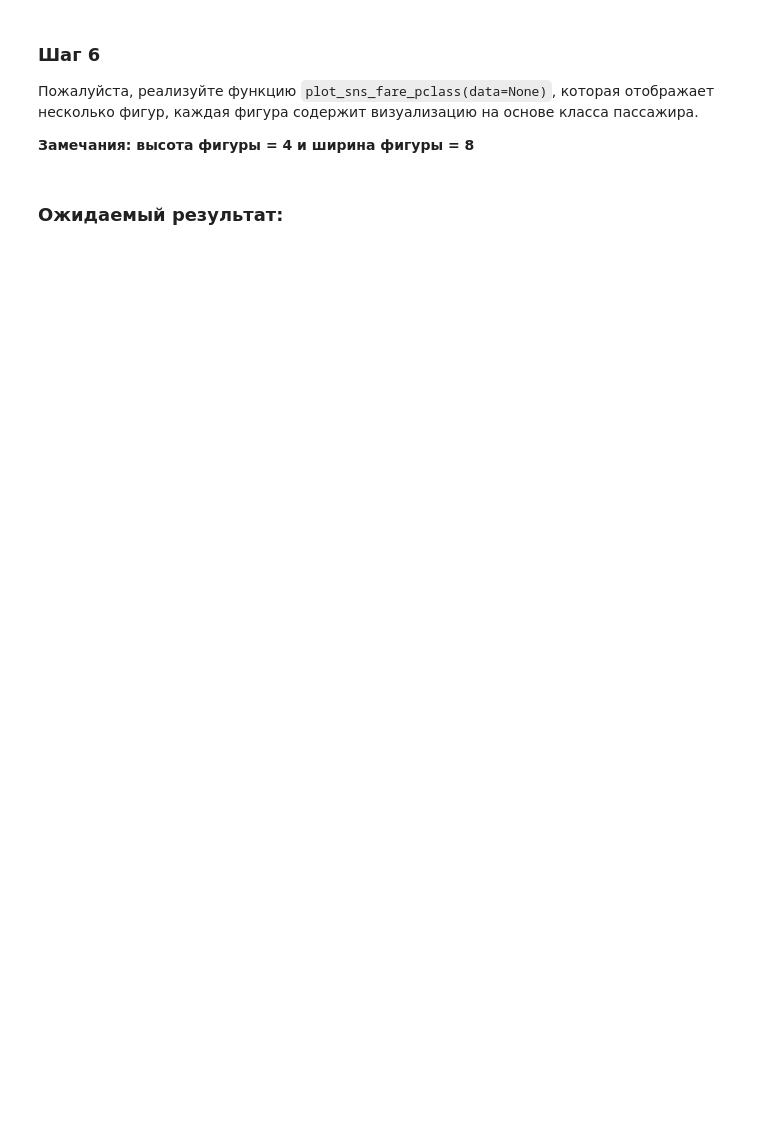
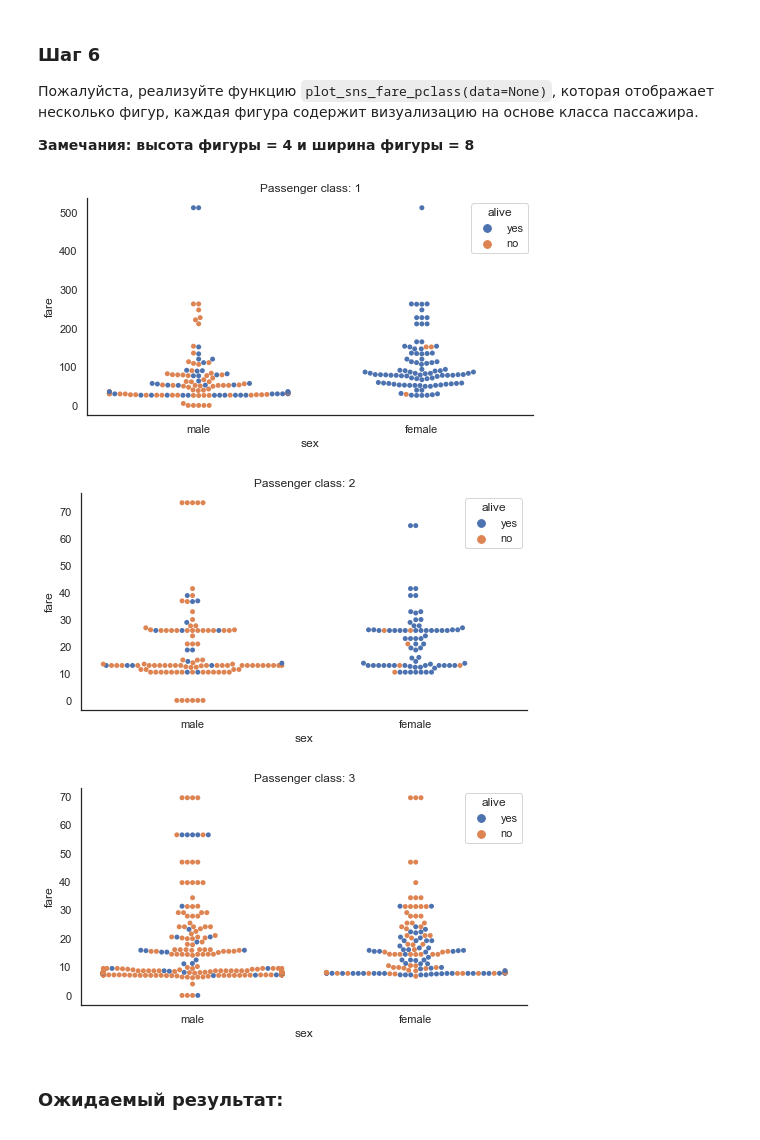
Before and after one commit to Nutamy/mitapp, a Jupyter notebook: sns 2_2.ipynb, the cells around one changed output. Drawn from its saved outputs; the diff is of its cells as text; code cells hidden in the pictures; blank space fills up the shorter version.

```diff
--- a/sns 2_2.ipynb
+++ b/sns 2_2.ipynb
@@ -172,20 +180,24 @@ plot_sns_age_pclass(data=titanic)
 # %%
 def plot_sns_fare_pclass(data=None):
     # Data preparation
     x = 'sex'
     y = 'fare'
     hue = 'alive'
     pclasses = sorted(titanic['pclass'].unique())
 
     # Plotting
 
     for pclass in pclasses:
-        fig = plt.figure(figsize=(48,4))
-        ax = fig.add_subplot()
-        sns.swarmplot(ax=ax, x=x, order=['male', 'female'],  y=y, hue=hue, hue_order=['yes','no'], data=data[data['pclass']==pclass]).set(title=f'Passenger class: {pclass}')
+        fig = plt.figure(figsize=(8,4))
+        sns.swarmplot(x=x, order=['male', 'female'],  y=y, hue=hue, hue_order=['yes','no'], data=data[data['pclass']==pclass]).set(title=f'Passenger class: {pclass}')
+        sns.despine(trim=False)
+    #Конец вашего кода
 
-    #Конец вашего кода
 plot_sns_fare_pclass(data=titanic)
+# %% [output]
+[figure, added]
+[figure, added]
+[figure, added]
 # %% [markdown]
 ### Ожидаемый результат:
 
```
Also changed, not shown: parts of 6 cells of this notebook.
